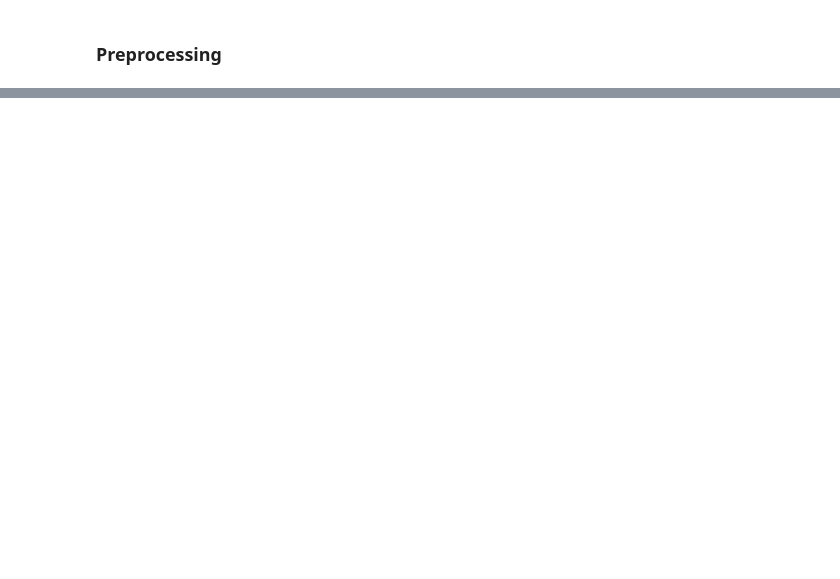
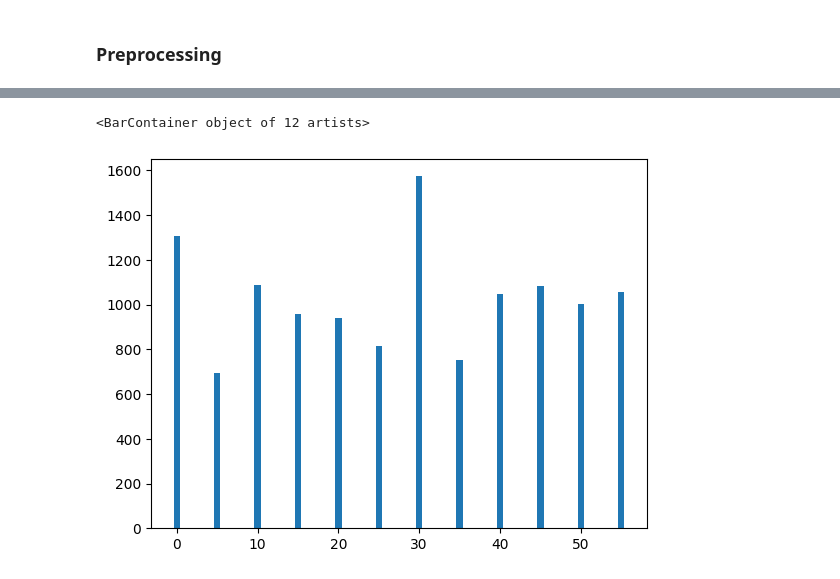
Before and after one commit to EzhilanWilson/Road-Traffic-Severity-Classification, a Jupyter notebook: Notebook.ipynb, the cells around one changed output, grey strips where cells are left out. Saved outputs shown, nothing was run; the diff lists cells and outputs as text; code cells hidden in the pictures; blank space fills up the shorter version.

```diff
--- a/Notebook.ipynb
+++ b/Notebook.ipynb
@@ -217,0 +259,10 @@ Service_year_of_vehicle, Defect_of_vehicle, Work_of_casuality, Fitness_of_casual
+# %%
+categorical_columns = df.select_dtypes(include=['object']).columns
+
+for column in categorical_columns:
+    df[column].fillna(df[column].mode()[0], inplace=True)
+# %%
+numerical_columns = df.select_dtypes(include=['int']).columns
+
+for column in numerical_columns:
+    df[column].fillna(df[column].mean(), inplace=True)
@@ -217,0 +289,11 @@ Service_year_of_vehicle, Defect_of_vehicle, Work_of_casuality, Fitness_of_casual
+# %%
+df['minute'] = ((df['minute'] / 5).round() * 5).clip(upper=55)
+# %%
+fig, ax = plt.subplots()
+data = df['minute'].value_counts()
+Minutes = data.index
+Frequency = data.values
+ax.bar(Minutes, Frequency)
+# %% [output]
+<BarContainer object of 12 artists>
+[figure, added]
```
Also changed, not shown: parts of 17 cells of this notebook.
